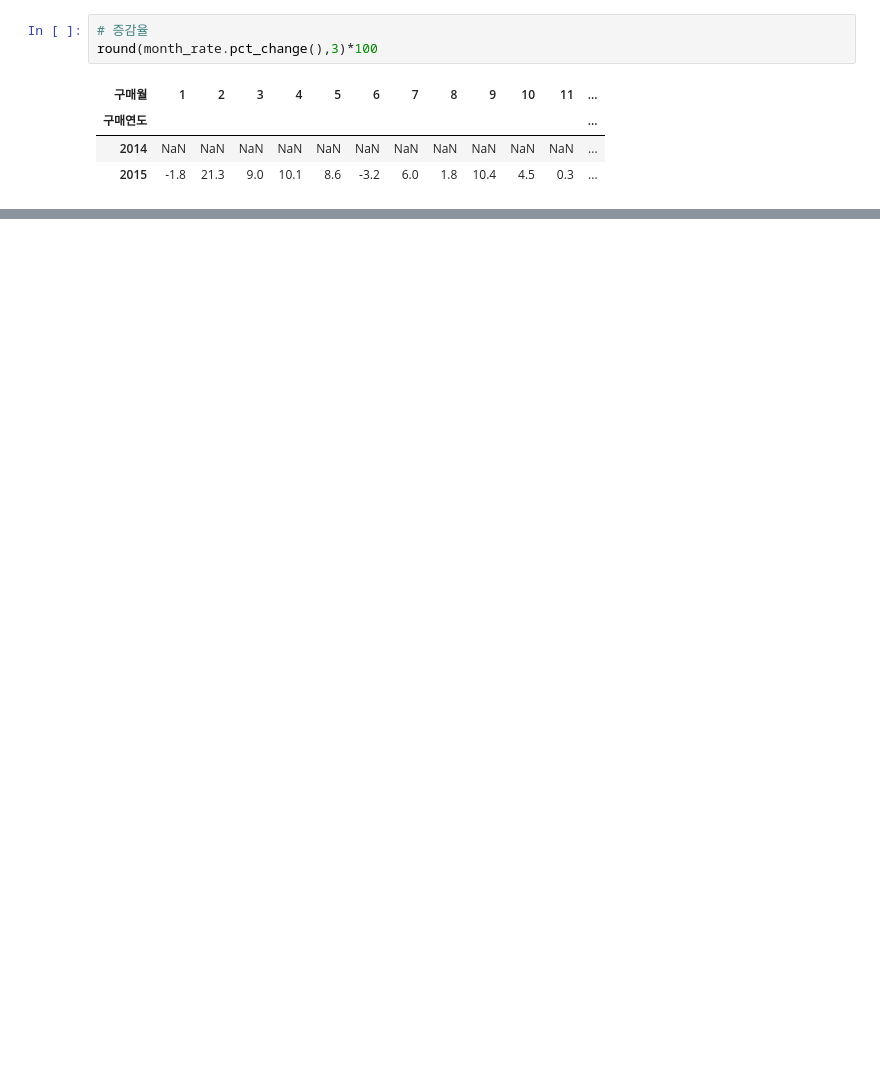
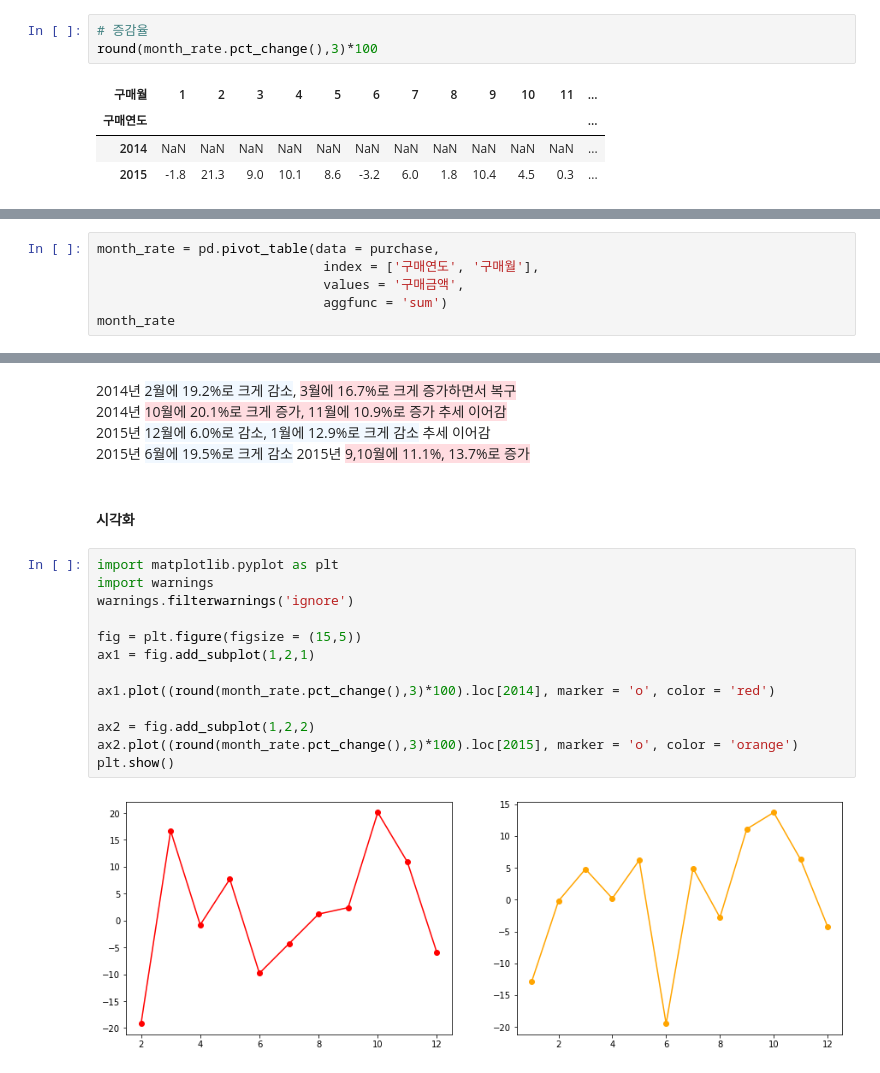
Before and after one commit to choi-aerim/cakd7_class, a Jupyter notebook: m5_DB/구매데이터 분석.ipynb, the cells around one changed output, grey strips where cells are left out. Drawn from its saved outputs; the diff is of its cells as text; blank space fills up the shorter version.

```diff
--- a/m5_DB/구매데이터 분석.ipynb
+++ b/m5_DB/구매데이터 분석.ipynb
@@ -279,0 +374,6 @@ round(month_rate.pct_change(),3)*100
+# %%
+month_rate = pd.pivot_table(data = purchase,
+                             index = ['구매연도', '구매월'],
+                             values = '구매금액',
+                             aggfunc = 'sum')
+month_rate
@@ -279,0 +408,24 @@ round(month_rate.pct_change(),3)*100
+# %% [markdown]
+2014년 <span style = 'background-color: #f1f8ff'>2월에 19.2%로 크게 감소</span>,
+<span style = 'background-color: #ffdce0'>3월에 16.7%로 크게 증가하면서 복구</span><br>
+2014년 <span style = 'background-color: #ffdce0'>10월에 20.1%로 크게 증가, 11월에 10.9%로 증가 추세 이어감</span><br>
+2015년 <span style = 'background-color: #f1f8ff'>12월에 6.0%로 감소, 1월에 12.9%로 크게 감소</span> 추세 이어감<br>
+2015년 <span style = 'background-color: #f1f8ff'>6월에 19.5%로 크게 감소</span>
+2015년 <span style = 'background-color: #ffdce0'>9,10월에 11.1%, 13.7%로 증가</span>
+# %% [markdown]
+#### 시각화
+# %%
+import matplotlib.pyplot as plt
+import warnings
+warnings.filterwarnings('ignore')
+
+fig = plt.figure(figsize = (15,5))
+ax1 = fig.add_subplot(1,2,1)
+
+ax1.plot((round(month_rate.pct_change(),3)*100).loc[2014], marker = 'o', color = 'red')
+
+ax2 = fig.add_subplot(1,2,2)
+ax2.plot((round(month_rate.pct_change(),3)*100).loc[2015], marker = 'o', color = 'orange')
+plt.show()
+# %% [output]
+[figure, added]
```
Also changed, not shown: parts of 32 cells of this notebook.
